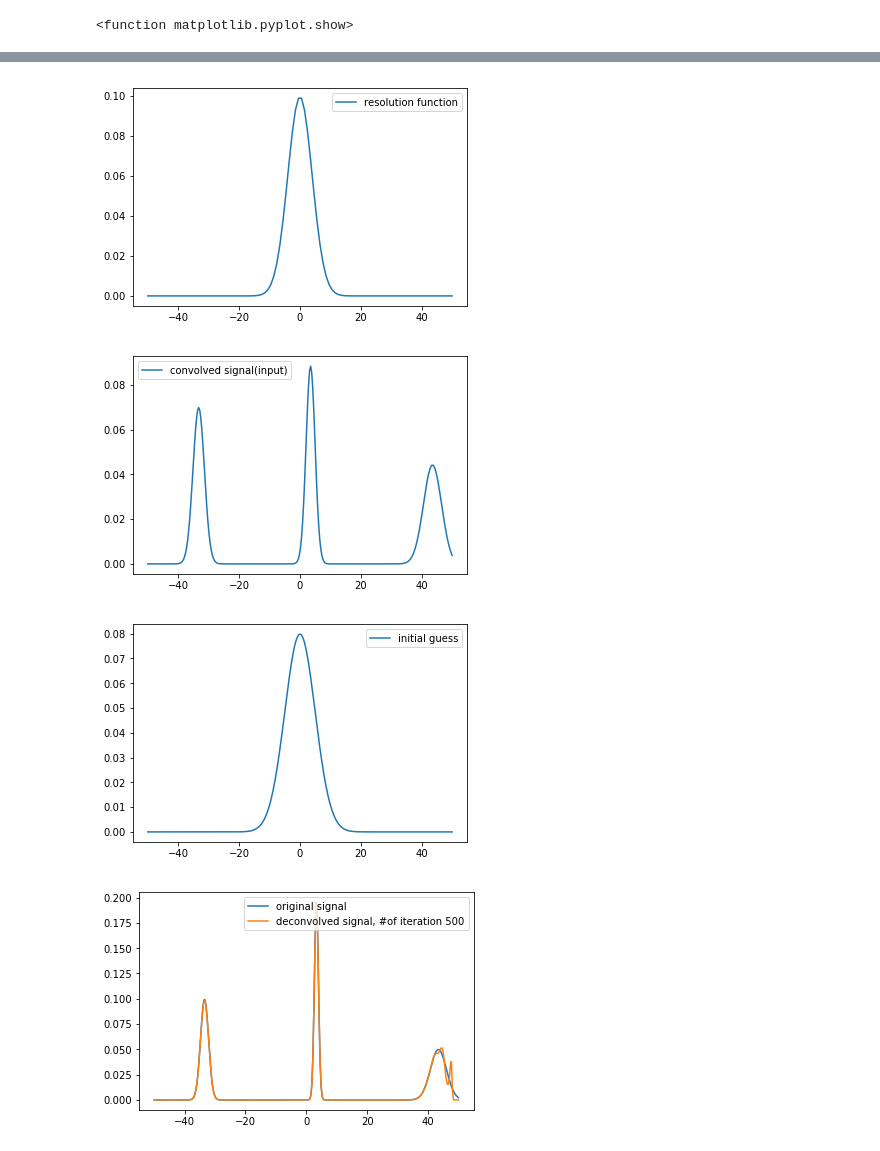
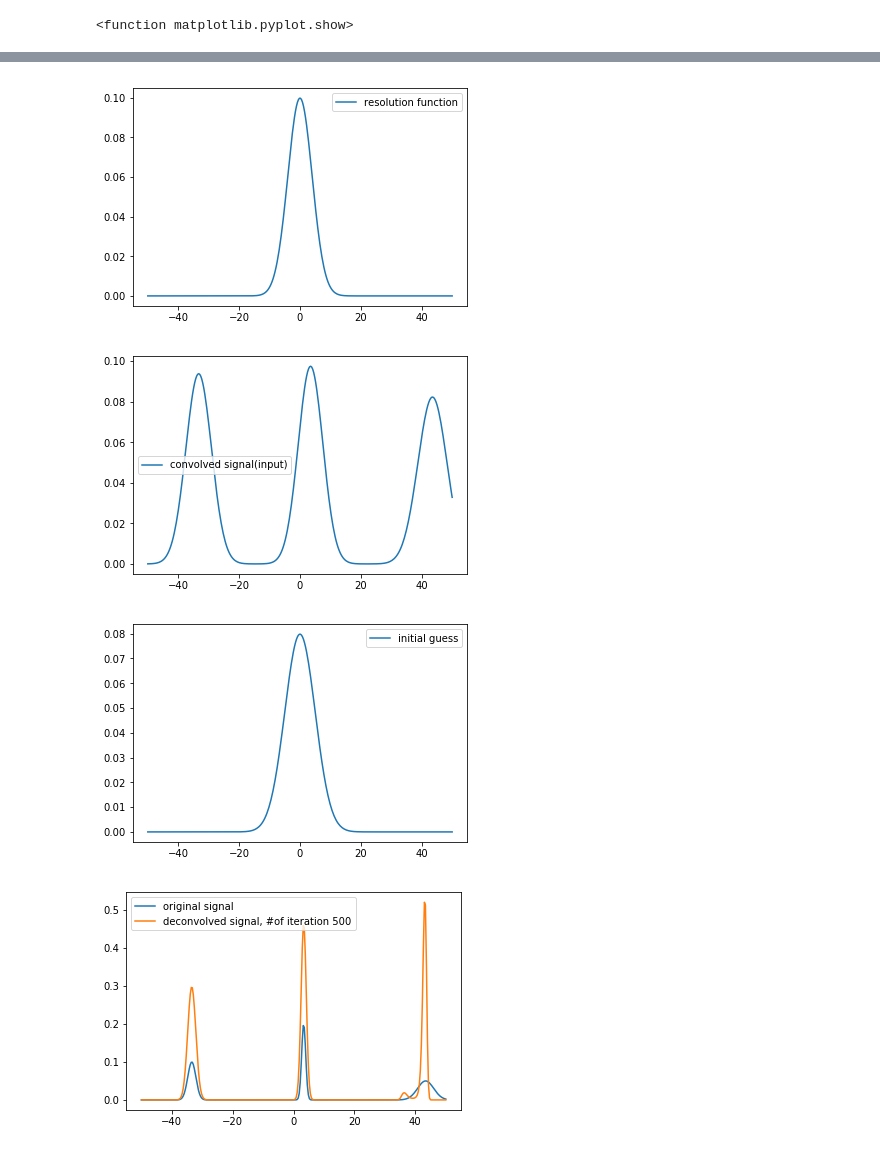
Before and after one commit to Fahima-Islam/sandbox, a Jupyter notebook: Deconvolution Example_multiple peaks.ipynb, the cells around one changed output, grey strips where cells are left out. Drawn from its saved outputs; the diff is of its cells as text; code cells hidden in the pictures.

```diff
--- a/Deconvolution Example_multiple peaks.ipynb
+++ b/Deconvolution Example_multiple peaks.ipynb
@@ -20,7 +20,7 @@ sig=np.hstack((sig1,sig2,sig3)) #original total signal
 #print(sig.size)
 
 
-RF=norm.pdf(x,0,4) #resolution function
+RF=norm.pdf(xs,0,4) #resolution function
 ini=norm.pdf(xs,0,5) #initial guess
 #print(RF.size)
 
@@ -30,37 +30,37 @@ plt.legend()
 plt.show
 
 plt.figure() # plot the resolution function
-plt.plot(x,RF,label='resolution function')
+plt.plot(xs,RF,label='resolution function')
 plt.legend()
 plt.show
 
 S=F.convolve(sig,RF,'same') #convolved signal
 
 plt.figure() #plot the colvolved signal
 plt.plot(xs,S,label='convolved signal(input)')
 plt.legend()
 plt.show
 
 plt.figure() #plot the initial guess
 plt.plot(xs,ini, label='initial guess')
 plt.legend()
 plt.show
 
 g='same'
 no_iteration=500
 I=F.deconvolve(S,RF,ini,g,'iteration',no_iteration)  #deconvolved signal
 
 plt.figure() #plot the deconvolved signal with original signal
 plt.plot(xs,sig, label='original signal')
 plt.legend()
 plt.show
 plt.plot(xs,I,label='deconvolved signal, #of iteration {}'.format(no_iteration))
 plt.legend()
 plt.show
 # %% [output]
 <function matplotlib.pyplot.show>
 [figure]
 [figure]
-[figure, old version]
+[figure, new version]
 [figure]
-[figure, old version]
+[figure, new version]
```
